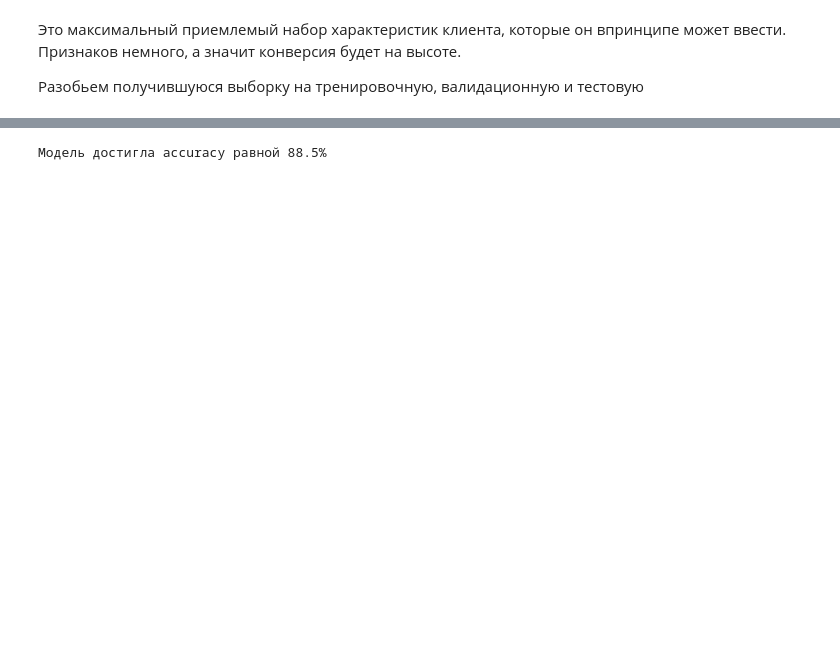
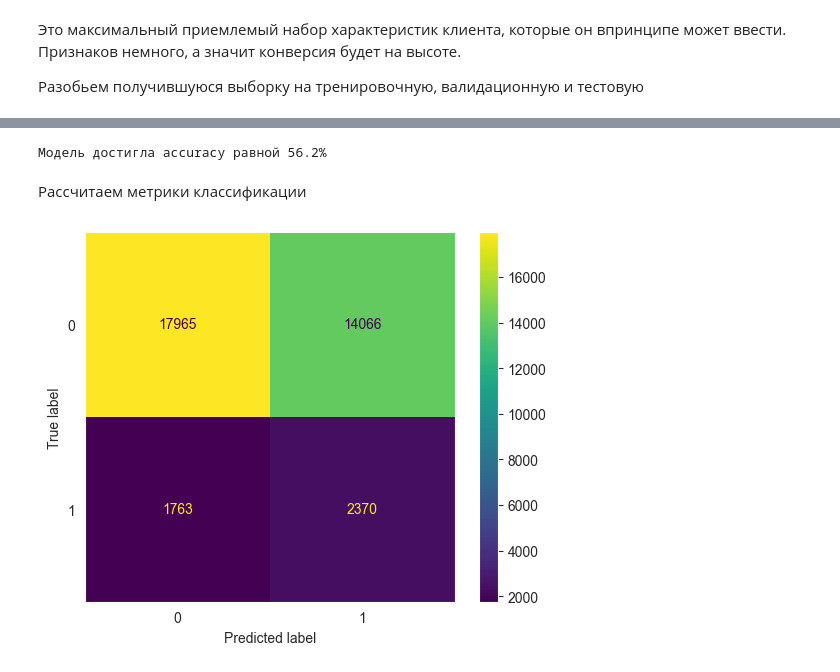
Before and after one commit to mikeasta/Credit-Scoring-Service, a Jupyter notebook: notebooks/train_models_version_2.ipynb, the cells around one changed output, grey strips where cells are left out. Drawn from its saved outputs; the diff is of its cells as text; code cells hidden in the pictures; blank space fills up the shorter version.

Commit message:
Experiments over new clients model

```diff
--- a/notebooks/train_models_version_2.ipynb
+++ b/notebooks/train_models_version_2.ipynb
@@ -195,6 +234,21 @@ Shrink model to first 28 iterations.
 # %%
-y_pred = best_model.predict(X_test)
+model = CatBoostClassifier()
+model.load_model("../server/models/best_catboost_model_new_client_v0.cbm")
+
+y_pred = model.predict(X_test)
 acc = sum(y_pred == y_test) / len(y_pred) * 100
 print(f"Модель достигла accuracy равной {acc:.1f}%")
 # %% [output]
-Модель достигла accuracy равной 88.5%
+Модель достигла accuracy равной 56.2%
+# %% [markdown]
+Рассчитаем метрики классификации
+# %%
+from sklearn.metrics import roc_curve, roc_auc_score, confusion_matrix, ConfusionMatrixDisplay
+
+cm = confusion_matrix(y_test, y_pred)
+disp = ConfusionMatrixDisplay(confusion_matrix=cm, display_labels=model.classes_)
+disp.plot()
+plt.grid(False)
+plt.show()
+# %% [output]
+[figure, added]
```
Also changed, not shown: parts of 10 cells of this notebook, 2 other files.
